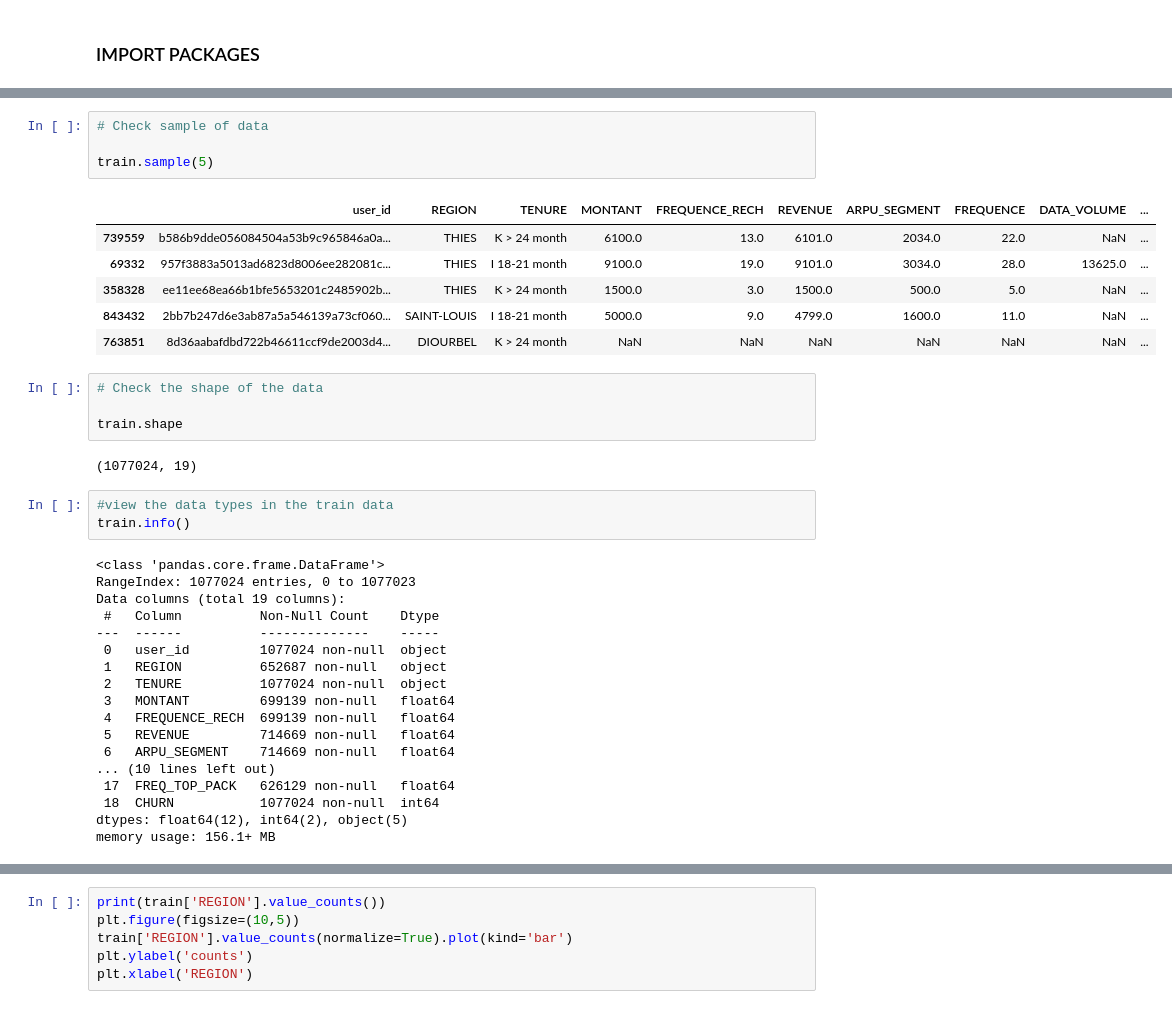
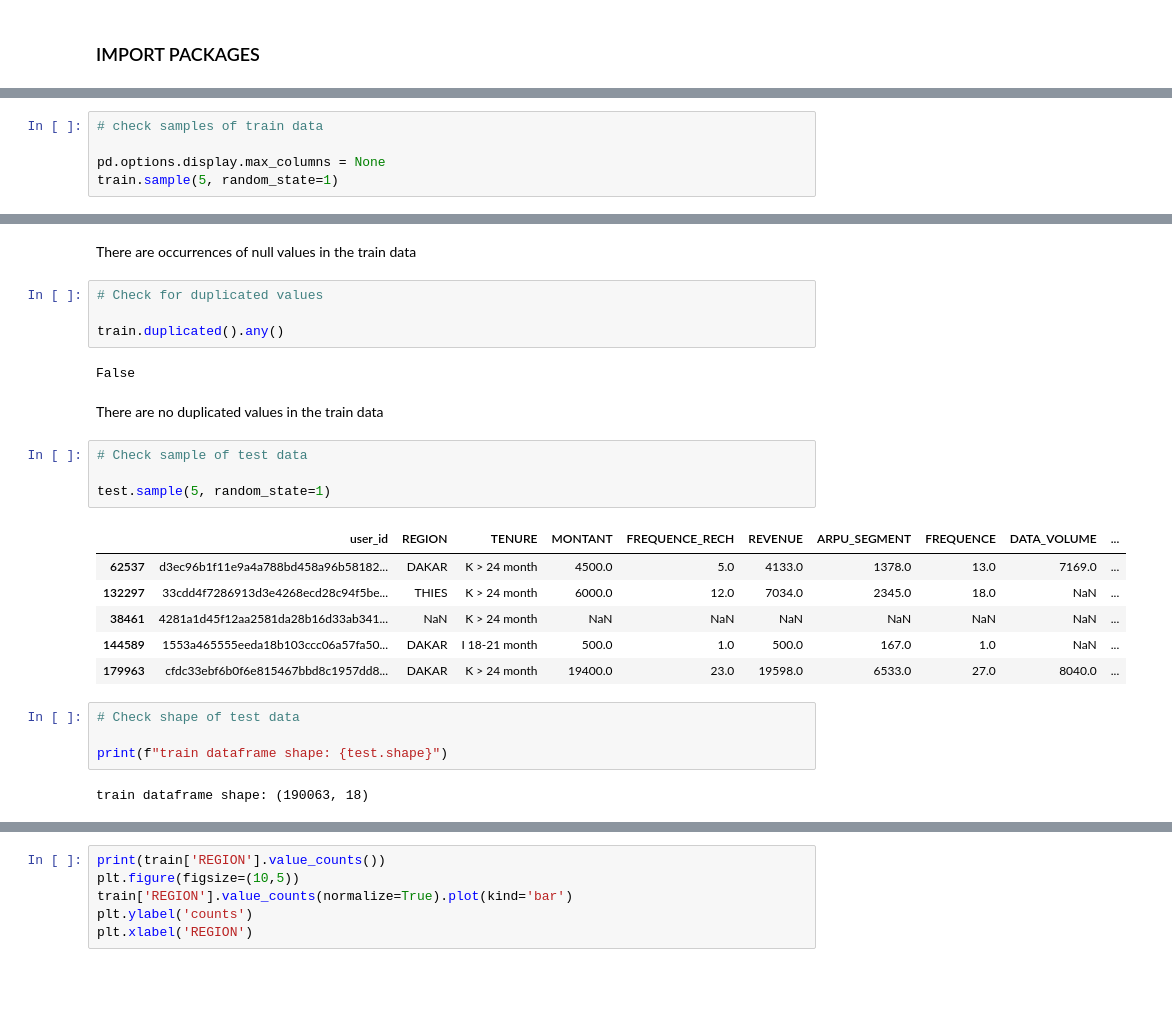
Before and after one commit to elvis-darko/Team_Zurich_Capstone_Project, a Jupyter notebook: Assets/dev/customer_churn_predict_TeamZurich.ipynb, the cells around one changed output, grey strips where cells are left out. Cells and saved outputs as stored; diff of their text form; blank space fills up the shorter version.

```diff
--- a/Assets/dev/customer_churn_predict_TeamZurich.ipynb
+++ b/Assets/dev/customer_churn_predict_TeamZurich.ipynb
@@ -70,2 +77,7 @@ warnings.filterwarnings('ignore', message='The default value of numeric_only in
 train = pd.read_csv("C:\\Users\\elvis_d\DATA_ANALYTICS\\DATA_ANALYTICS_TRAINING\\PROJECT_PHASE\\Capstone Project\\datasets and notebooks\\Train.csv")
 test = pd.read_csv("C:\\Users\\elvis_d\DATA_ANALYTICS\\DATA_ANALYTICS_TRAINING\\PROJECT_PHASE\\Capstone Project\\datasets and notebooks\\Test.csv")
+# %%
+# check samples of train data
+
+pd.options.display.max_columns = None
+train.sample(5, random_state=1)
@@ -72,38 +144,27 @@ test = pd.read_csv("C:\\Users\\elvis_d\DATA_ANALYTICS\\DATA_ANALYTICS_TRAINING\\
+# %% [markdown]
+There are occurrences of null values in the train data
+# %%
+# Check for duplicated values
+
+train.duplicated().any()
+# %% [output]
+False
+# %% [markdown]
+There are no duplicated values in the train data
 # %%
-# Check sample of data
+# Check sample of test data
 
-train.sample(5)
+test.sample(5, random_state=1)
 # %% [output]
 |  | user_id | REGION | TENURE | MONTANT | FREQUENCE_RECH | REVENUE | ARPU_SEGMENT | FREQUENCE | DATA_VOLUME | ... |
-| 739559 | b586b9dde056084504a53b9c965846a0a... | THIES | K > 24 month | 6100.0 | 13.0 | 6101.0 | 2034.0 | 22.0 | NaN | ... |
-| 69332 | 957f3883a5013ad6823d8006ee282081c... | THIES | I 18-21 month | 9100.0 | 19.0 | 9101.0 | 3034.0 | 28.0 | 13625.0 | ... |
-| 358328 | ee11ee68ea66b1bfe5653201c2485902b... | THIES | K > 24 month | 1500.0 | 3.0 | 1500.0 | 500.0 | 5.0 | NaN | ... |
-| 843432 | 2bb7b247d6e3ab87a5a546139a73cf060... | SAINT-LOUIS | I 18-21 month | 5000.0 | 9.0 | 4799.0 | 1600.0 | 11.0 | NaN | ... |
-| 763851 | 8d36aabafdbd722b46611ccf9de2003d4... | DIOURBEL | K > 24 month | NaN | NaN | NaN | NaN | NaN | NaN | ... |
+| 62537 | d3ec96b1f11e9a4a788bd458a96b58182... | DAKAR | K > 24 month | 4500.0 | 5.0 | 4133.0 | 1378.0 | 13.0 | 7169.0 | ... |
+| 132297 | 33cdd4f7286913d3e4268ecd28c94f5be... | THIES | K > 24 month | 6000.0 | 12.0 | 7034.0 | 2345.0 | 18.0 | NaN | ... |
+| 38461 | 4281a1d45f12aa2581da28b16d33ab341... | NaN | K > 24 month | NaN | NaN | NaN | NaN | NaN | NaN | ... |
+| 144589 | 1553a465555eeda18b103ccc06a57fa50... | DAKAR | I 18-21 month | 500.0 | 1.0 | 500.0 | 167.0 | 1.0 | NaN | ... |
+| 179963 | cfdc33ebf6b0f6e815467bbd8c1957dd8... | DAKAR | K > 24 month | 19400.0 | 23.0 | 19598.0 | 6533.0 | 27.0 | 8040.0 | ... |
 # %%
-# Check the shape of the data
+# Check shape of test data
 
-train.shape
+print(f"train dataframe shape: {test.shape}")
 # %% [output]
-(1077024, 19)
+train dataframe shape: (190063, 18)
-# %%
-#view the data types in the train data
-train.info()
-# %% [output]
-<class 'pandas.core.frame.DataFrame'>
-RangeIndex: 1077024 entries, 0 to 1077023
-Data columns (total 19 columns):
- #   Column          Non-Null Count    Dtype
----  ------          --------------    -----
- 0   user_id         1077024 non-null  object
- 1   REGION          652687 non-null   object
- 2   TENURE          1077024 non-null  object
- 3   MONTANT         699139 non-null   float64
- 4   FREQUENCE_RECH  699139 non-null   float64
- 5   REVENUE         714669 non-null   float64
- 6   ARPU_SEGMENT    714669 non-null   float64
-... (10 lines left out)
- 17  FREQ_TOP_PACK   626129 non-null   float64
- 18  CHURN           1077024 non-null  int64
-dtypes: float64(12), int64(2), object(5)
-memory usage: 156.1+ MB
```
Also changed, not shown: parts of 20 cells of this notebook.
